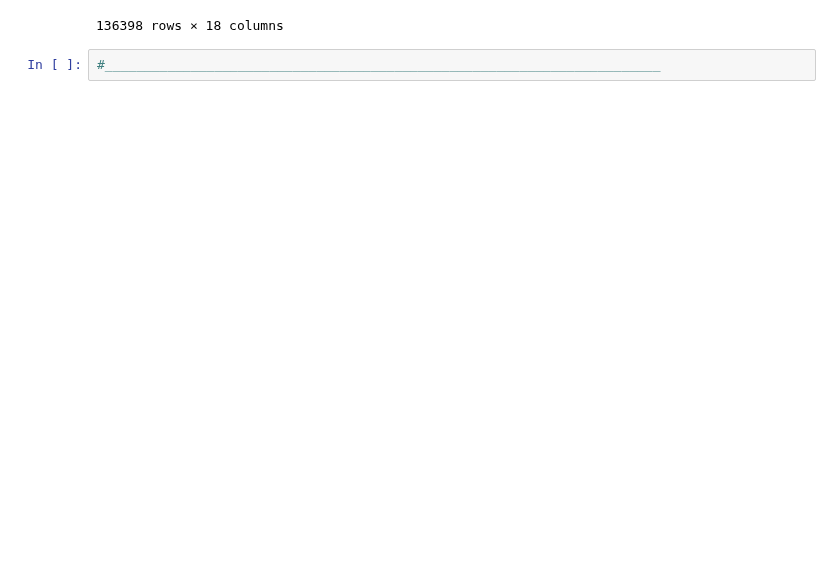
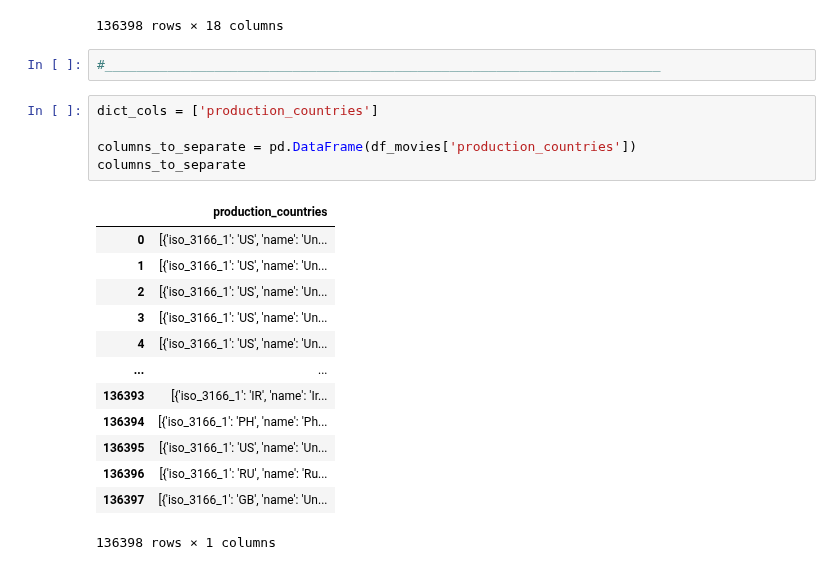
Before and after one commit to Lucaramallo/PI1_MLOps_Sistema_de_Recomendacion_Movies_ML, a Jupyter notebook: ETLs/ETL Movies/ETL Movies.ipynb, the cells around one changed output. Drawn from its saved outputs; the diff is of its cells as text; blank space fills up the shorter version.

```diff
--- a/ETLs/ETL Movies/ETL Movies.ipynb
+++ b/ETLs/ETL Movies/ETL Movies.ipynb
@@ -277,3 +277,22 @@ df_movies
 136398 rows × 18 columns
 # %%
 #_______________________________________________________________________
+# %%
+dict_cols = ['production_countries']
+
+columns_to_separate = pd.DataFrame(df_movies['production_countries'])
+columns_to_separate
+# %% [output]
+|  | production_countries |
+| 0 | [{'iso_3166_1': 'US', 'name': 'Un... |
+| 1 | [{'iso_3166_1': 'US', 'name': 'Un... |
+| 2 | [{'iso_3166_1': 'US', 'name': 'Un... |
+| 3 | [{'iso_3166_1': 'US', 'name': 'Un... |
+| 4 | [{'iso_3166_1': 'US', 'name': 'Un... |
+| ... | ... |
+| 136393 | [{'iso_3166_1': 'IR', 'name': 'Ir... |
+| 136394 | [{'iso_3166_1': 'PH', 'name': 'Ph... |
+| 136395 | [{'iso_3166_1': 'US', 'name': 'Un... |
+| 136396 | [{'iso_3166_1': 'RU', 'name': 'Ru... |
+| 136397 | [{'iso_3166_1': 'GB', 'name': 'Un... |
+136398 rows × 1 columns
```
Also changed, not shown: parts of 9 cells of this notebook.
